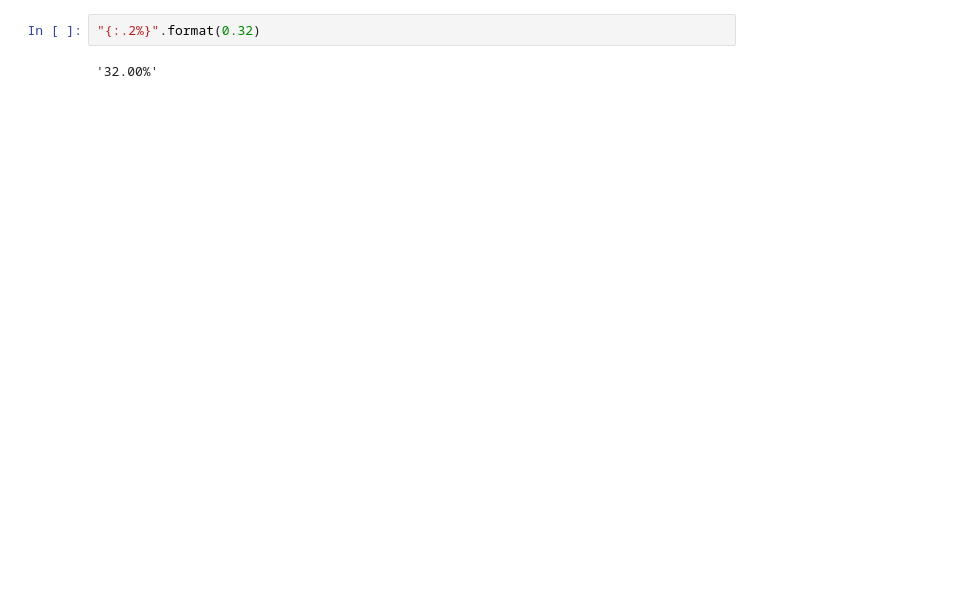
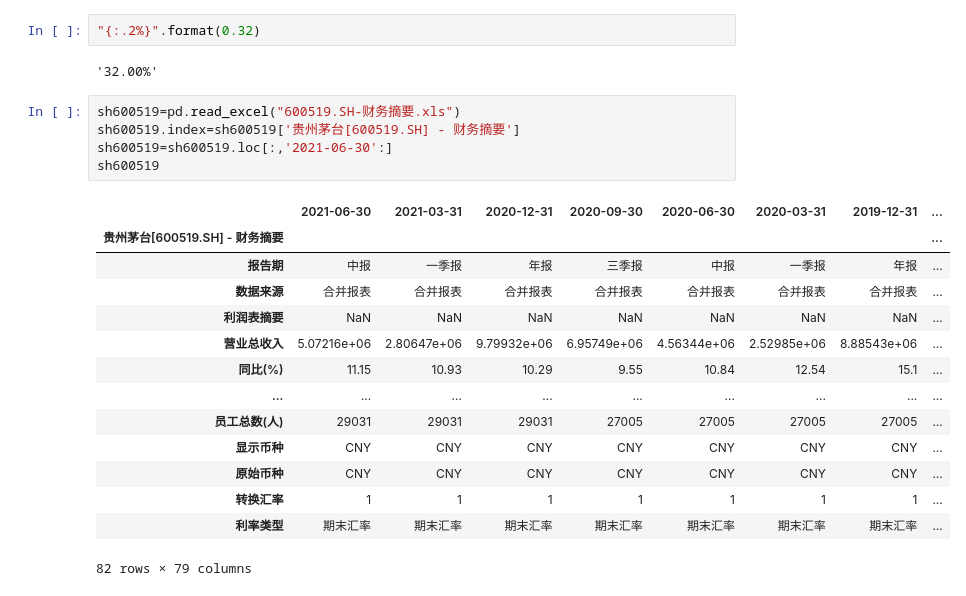
Before and after one commit to hyang1985/First-digital, a Jupyter notebook: 首位数定律.ipynb, the cells around one changed output. Drawn from its saved outputs; the diff is of its cells as text; blank space fills up the shorter version.

```diff
--- a/首位数定律.ipynb
+++ b/首位数定律.ipynb
@@ -181,3 +197,23 @@ Name: Series Name, dtype: int64
 "{:.2%}".format(0.32)
 # %% [output]
 '32.00%'
+# %%
+sh600519=pd.read_excel("600519.SH-财务摘要.xls")
+sh600519.index=sh600519['贵州茅台[600519.SH] - 财务摘要']
+sh600519=sh600519.loc[:,'2021-06-30':]
+sh600519
+# %% [output]
+|  | 2021-06-30 | 2021-03-31 | 2020-12-31 | 2020-09-30 | 2020-06-30 | 2020-03-31 | 2019-12-31 | ... |
+| 贵州茅台[600519.SH] - 财务摘要 |  |  |  |  |  |  |  | ... |
+| 报告期 | 中报 | 一季报 | 年报 | 三季报 | 中报 | 一季报 | 年报 | ... |
+| 数据来源 | 合并报表 | 合并报表 | 合并报表 | 合并报表 | 合并报表 | 合并报表 | 合并报表 | ... |
+| 利润表摘要 | NaN | NaN | NaN | NaN | NaN | NaN | NaN | ... |
+| 营业总收入 | 5.07216e+06 | 2.80647e+06 | 9.79932e+06 | 6.95749e+06 | 4.56344e+06 | 2.52985e+06 | 8.88543e+06 | ... |
+| 同比(%) | 11.15 | 10.93 | 10.29 | 9.55 | 10.84 | 12.54 | 15.1 | ... |
+| ... | ... | ... | ... | ... | ... | ... | ... | ... |
+| 员工总数(人) | 29031 | 29031 | 29031 | 27005 | 27005 | 27005 | 27005 | ... |
+| 显示币种 | CNY | CNY | CNY | CNY | CNY | CNY | CNY | ... |
+| 原始币种 | CNY | CNY | CNY | CNY | CNY | CNY | CNY | ... |
+| 转换汇率 | 1 | 1 | 1 | 1 | 1 | 1 | 1 | ... |
+| 利率类型 | 期末汇率 | 期末汇率 | 期末汇率 | 期末汇率 | 期末汇率 | 期末汇率 | 期末汇率 | ... |
+82 rows × 79 columns
```
Also changed, not shown: parts of 12 cells of this notebook, 4 other files.
